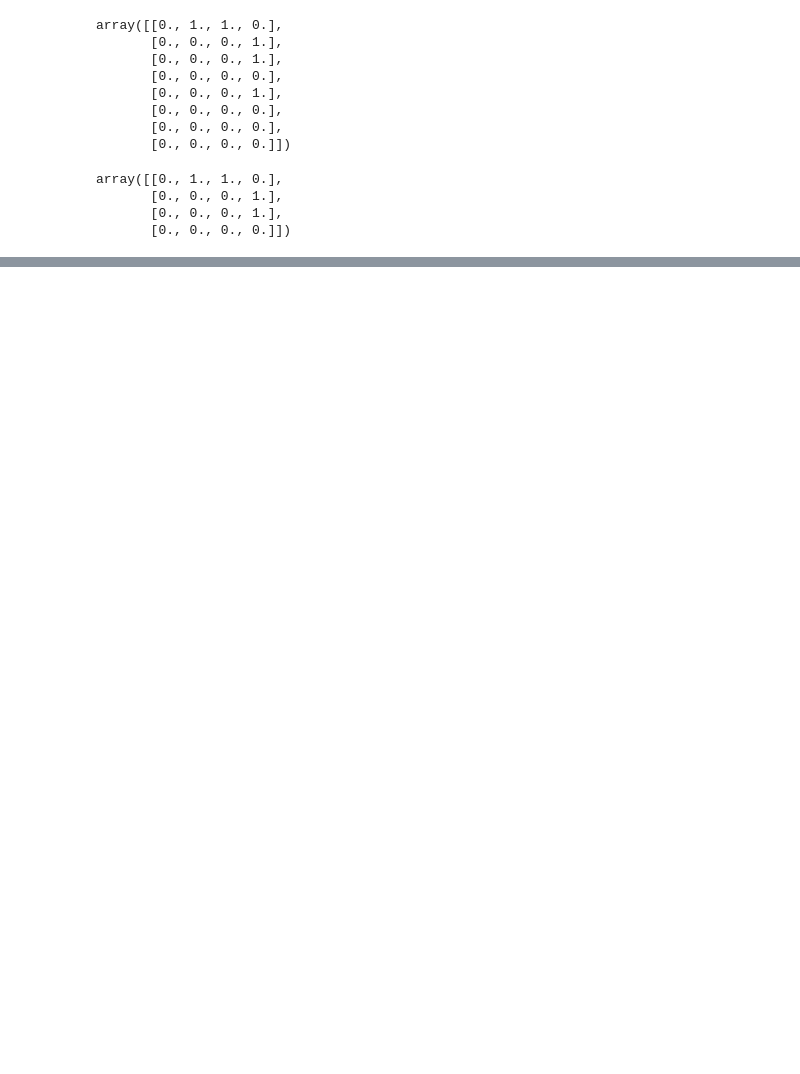
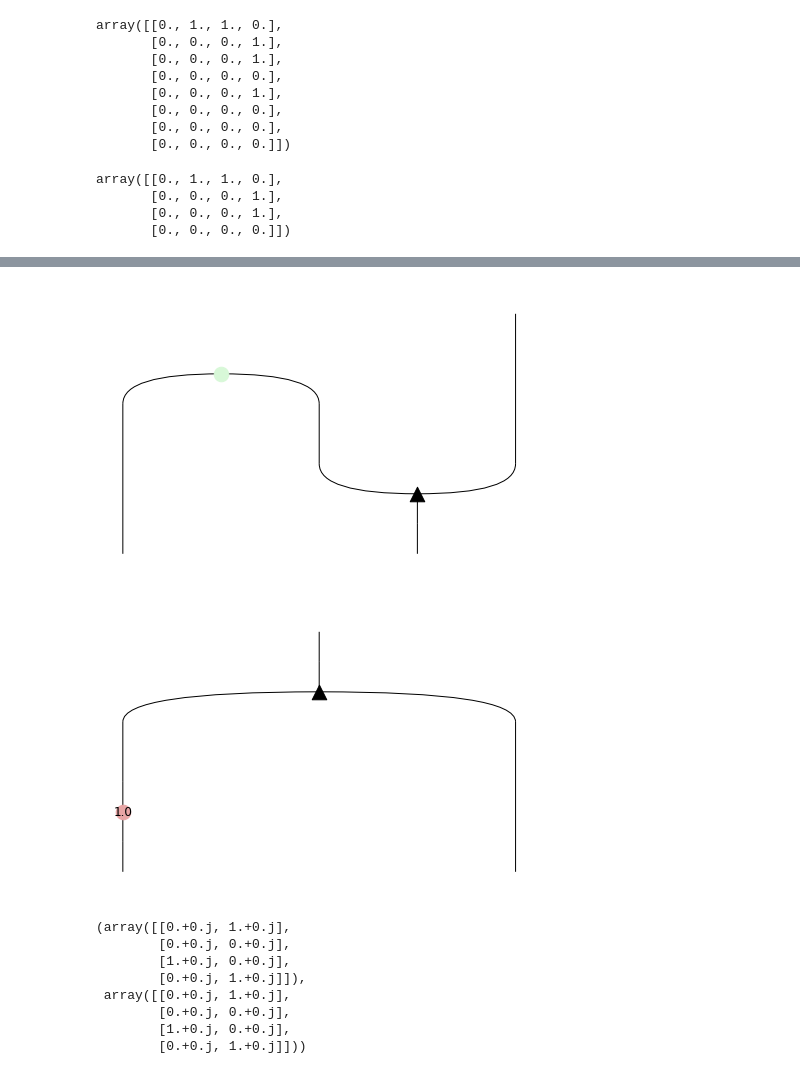
Before and after one commit to edwinagnew/zxw-diagrams, a Jupyter notebook: wT.ipynb, the cells around one changed output, grey strips where cells are left out. Saved outputs shown, nothing was run; the diff lists cells and outputs as text; code cells hidden in the pictures; blank space fills up the shorter version.

```diff
--- a/wT.ipynb
+++ b/wT.ipynb
@@ -138,0 +114,16 @@ array([[0., 0., 0., 0., 0., 0., 0., 0.],
+# %%
+a = cup @ Id(1) >> Id(1) @ W(2, 1)
+b = W() >> X(1, 1, 1) @ Id(1)
+a.normal_form().draw(), b.draw()
+eval(a), eval(b)
+# %% [output]
+[figure, added]
+[figure, added]
+(array([[0.+0.j, 1.+0.j],
+        [0.+0.j, 0.+0.j],
+        [1.+0.j, 0.+0.j],
+        [0.+0.j, 1.+0.j]]),
+ array([[0.+0.j, 1.+0.j],
+        [0.+0.j, 0.+0.j],
+        [1.+0.j, 0.+0.j],
+        [0.+0.j, 1.+0.j]]))
```
Also changed, not shown: parts of 17 cells of this notebook, 1 other file.
